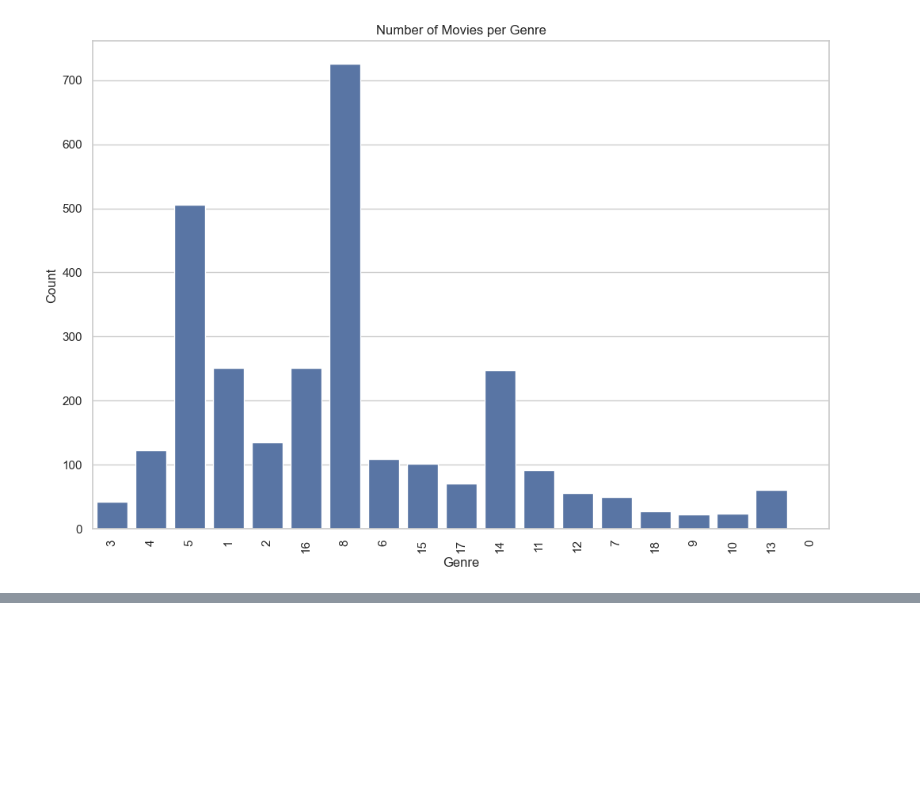
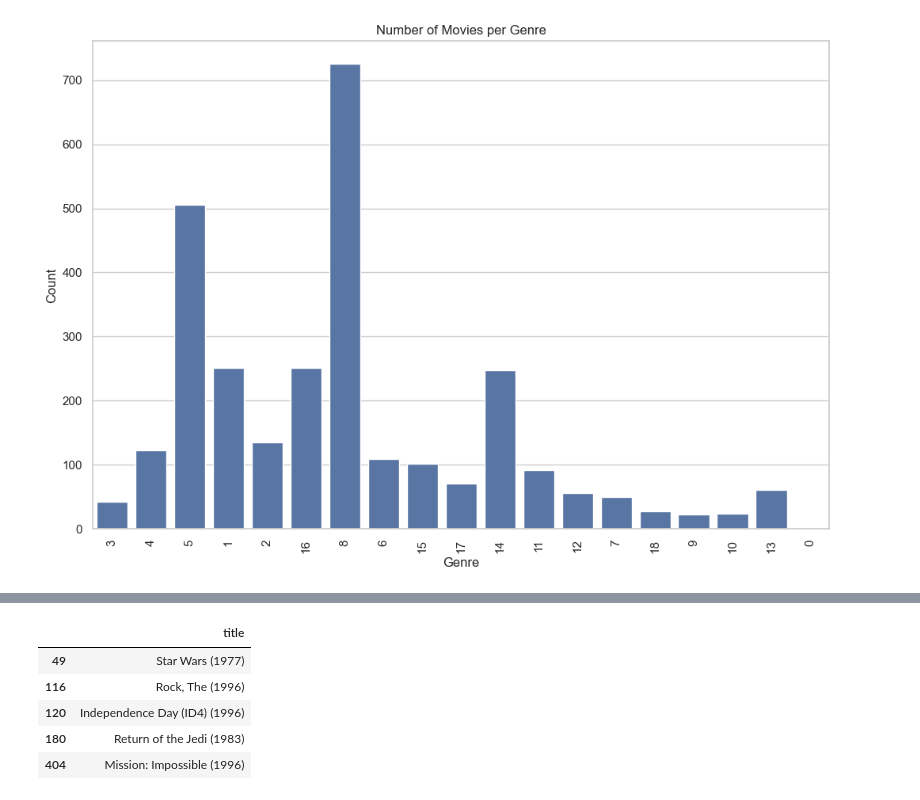
Before and after one commit to matt-harlow-9/movie-recommendation-ml-system, a Jupyter notebook: notebooks/EDA.ipynb, the cells around one changed output, grey strips where cells are left out. Cells and saved outputs as stored; diff of their text form; code cells hidden in the pictures; blank space fills up the shorter version.

```diff
--- a/notebooks/EDA.ipynb
+++ b/notebooks/EDA.ipynb
@@ -202,0 +245,24 @@ plt.show()
+# %%
+# Recommend Movies Based on Similarity
+def recommend_movies(movie_title, movies_df, movie_similarity_df, num_recommendations=5):
+    # get movieId of the movie with the specified title
+    movie_id = movies_df[movies_df['title'] == movie_title].iloc[0]['movieId']
+
+    # get similarity scores for this movie and sort them in descending order, ignoring first which is the movie itself)
+    similar_movies = movie_similarity_df[movie_id].sort_values(ascending=False)[1:num_recommendations+1]
+
+    # get titles of recommended movies
+    movie_recs = movies_df[movies_df['movieId'].isin(similar_movies.index)]
+
+    # return recommended movie titles
+    return movie_recs[['title']]
+
+# Example, 5 movies similar to Toy Story - 1995
+recommend_movies('Toy Story (1995)', movies, movie_similarity_df)
+# %% [output]
+|  | title |
+| 49 | Star Wars (1977) |
+| 116 | Rock, The (1996) |
+| 120 | Independence Day (ID4) (1996) |
+| 180 | Return of the Jedi (1983) |
+| 404 | Mission: Impossible (1996) |
```
Also changed, not shown: parts of 5 cells of this notebook.
